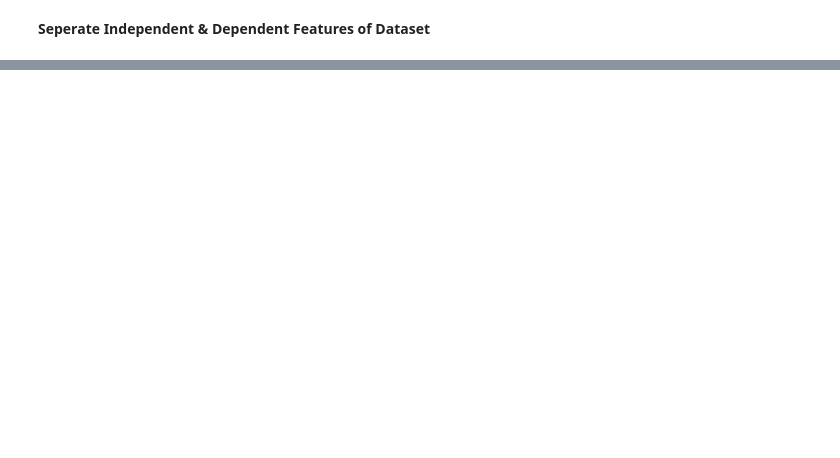
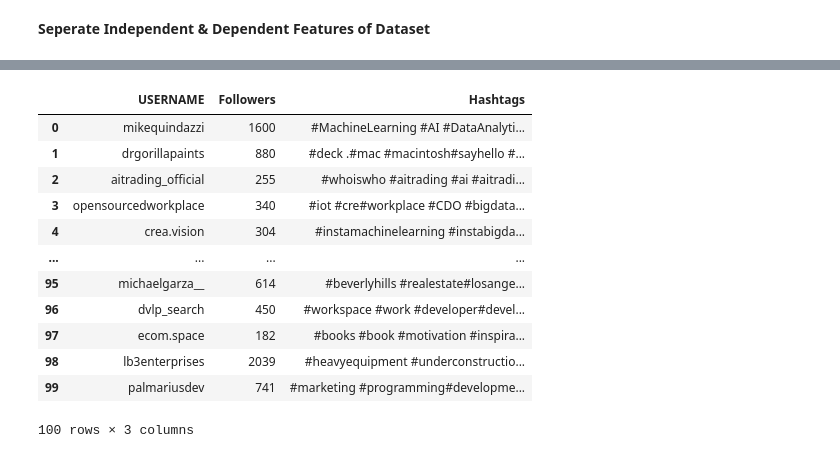
Before and after one commit to devkegovind/Instagram_Likes_Pred, a Jupyter notebook: notebooks/model_training.ipynb, the cells around one changed output, grey strips where cells are left out. Drawn from its saved outputs; the diff is of its cells as text; code cells hidden in the pictures; blank space fills up the shorter version.

```diff
--- a/notebooks/model_training.ipynb
+++ b/notebooks/model_training.ipynb
@@ -60,0 +93,20 @@ X = df.drop([''])
+# %%
+X = df.drop(['Caption', 'Likes','Time since posted (hours)'], axis = 1)
+y_time = df['Time since posted (hours)']
+y_likes = df['Likes']
+# %%
+X
+# %% [output]
+|  | USERNAME | Followers | Hashtags |
+| 0 | mikequindazzi | 1600 | #MachineLearning #AI #DataAnalyti... |
+| 1 | drgorillapaints | 880 | #deck .#mac #macintosh#sayhello #... |
+| 2 | aitrading_official | 255 | #whoiswho #aitrading #ai #aitradi... |
+| 3 | opensourcedworkplace | 340 | #iot #cre#workplace #CDO #bigdata... |
+| 4 | crea.vision | 304 | #instamachinelearning #instabigda... |
+| ... | ... | ... | ... |
+| 95 | michaelgarza__ | 614 | #beverlyhills #realestate#losange... |
+| 96 | dvlp_search | 450 | #workspace #work #developer#devel... |
+| 97 | ecom.space | 182 | #books #book #motivation #inspira... |
+| 98 | lb3enterprises | 2039 | #heavyequipment #underconstructio... |
+| 99 | palmariusdev | 741 | #marketing #programming#developme... |
+100 rows × 3 columns
```
Also changed, not shown: parts of 46 cells of this notebook.
